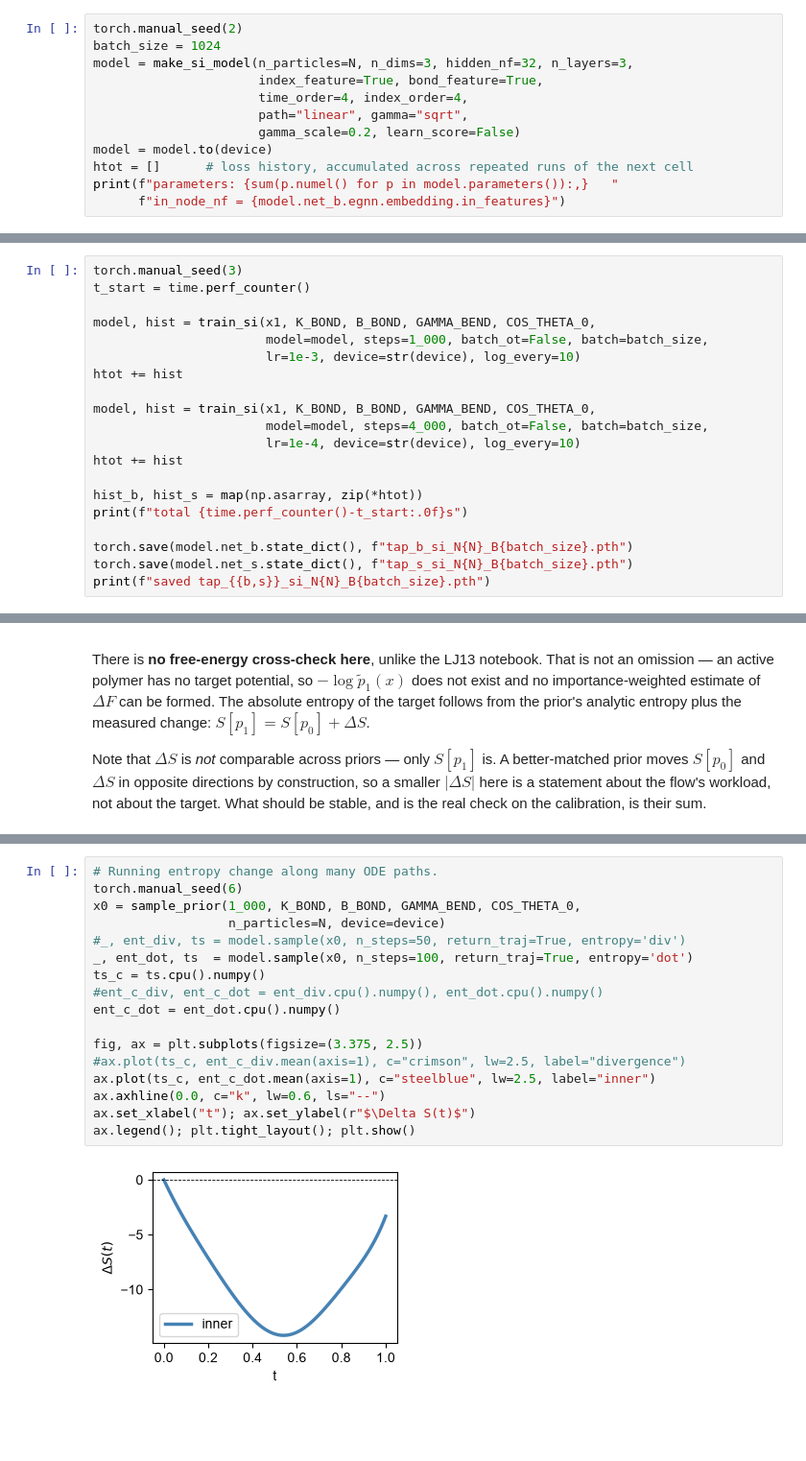
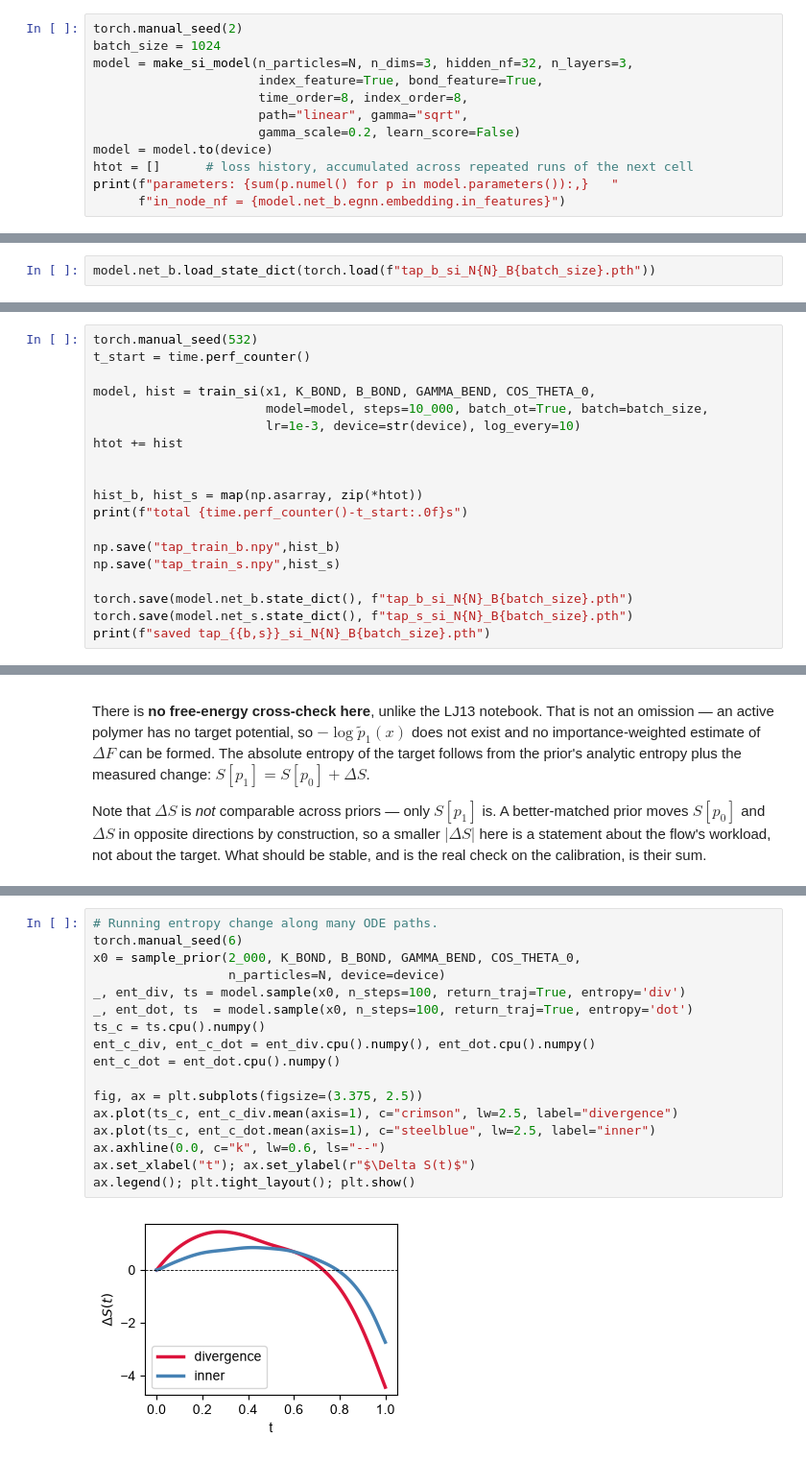
Before and after one commit to Rauscher-Group/eesi, a Jupyter notebook: experiments/TAP/TAP.ipynb, the cells around one changed output, grey strips where cells are left out. Shown: that part at 96% size. Drawn from its saved outputs; the diff is of its cells as text; blank space fills up the shorter version.

```diff
--- a/experiments/TAP/TAP.ipynb
+++ b/experiments/TAP/TAP.ipynb
@@ -304,7 +306,7 @@ torch.manual_seed(2)
 batch_size = 1024
 model = make_si_model(n_particles=N, n_dims=3, hidden_nf=32, n_layers=3,
                       index_feature=True, bond_feature=True,
-                      time_order=4, index_order=4,
+                      time_order=8, index_order=8,
                       path="linear", gamma="sqrt",
                       gamma_scale=0.2, learn_score=False)
 model = model.to(device)
@@ -313,0 +318,2 @@ print(f"parameters: {sum(p.numel() for p in model.parameters()):,}   "
+# %%
+model.net_b.load_state_dict(torch.load(f"tap_b_si_N{N}_B{batch_size}.pth"))
@@ -314,20 +322,19 @@ print(f"parameters: {sum(p.numel() for p in model.parameters()):,}   "
 # %%
-torch.manual_seed(3)
+torch.manual_seed(532)
 t_start = time.perf_counter()
 
 model, hist = train_si(x1, K_BOND, B_BOND, GAMMA_BEND, COS_THETA_0,
-                       model=model, steps=1_000, batch_ot=False, batch=batch_size,
+                       model=model, steps=10_000, batch_ot=True, batch=batch_size,
                        lr=1e-3, device=str(device), log_every=10)
 htot += hist
 
-model, hist = train_si(x1, K_BOND, B_BOND, GAMMA_BEND, COS_THETA_0,
-                       model=model, steps=4_000, batch_ot=False, batch=batch_size,
-                       lr=1e-4, device=str(device), log_every=10)
-htot += hist
 
 hist_b, hist_s = map(np.asarray, zip(*htot))
 print(f"total {time.perf_counter()-t_start:.0f}s")
 
+np.save("tap_train_b.npy",hist_b)
+np.save("tap_train_s.npy",hist_s)
+
 torch.save(model.net_b.state_dict(), f"tap_b_si_N{N}_B{batch_size}.pth")
 torch.save(model.net_s.state_dict(), f"tap_s_si_N{N}_B{batch_size}.pth")
 print(f"saved tap_{{b,s}}_si_N{N}_B{batch_size}.pth")
@@ -544,20 +559,20 @@ S[p1] = S[p0] + dS = +18.120 nats
 # %%
 # Running entropy change along many ODE paths.
 torch.manual_seed(6)
-x0 = sample_prior(1_000, K_BOND, B_BOND, GAMMA_BEND, COS_THETA_0,
+x0 = sample_prior(2_000, K_BOND, B_BOND, GAMMA_BEND, COS_THETA_0,
                   n_particles=N, device=device)
-#_, ent_div, ts = model.sample(x0, n_steps=50, return_traj=True, entropy='div')
+_, ent_div, ts = model.sample(x0, n_steps=100, return_traj=True, entropy='div')
 _, ent_dot, ts  = model.sample(x0, n_steps=100, return_traj=True, entropy='dot')
 ts_c = ts.cpu().numpy()
-#ent_c_div, ent_c_dot = ent_div.cpu().numpy(), ent_dot.cpu().numpy()
+ent_c_div, ent_c_dot = ent_div.cpu().numpy(), ent_dot.cpu().numpy()
 ent_c_dot = ent_dot.cpu().numpy()
 
 fig, ax = plt.subplots(figsize=(3.375, 2.5))
-#ax.plot(ts_c, ent_c_div.mean(axis=1), c="crimson", lw=2.5, label="divergence")
+ax.plot(ts_c, ent_c_div.mean(axis=1), c="crimson", lw=2.5, label="divergence")
 ax.plot(ts_c, ent_c_dot.mean(axis=1), c="steelblue", lw=2.5, label="inner")
 ax.axhline(0.0, c="k", lw=0.6, ls="--")
 ax.set_xlabel("t"); ax.set_ylabel(r"$\Delta S(t)$")
 ax.legend(); plt.tight_layout(); plt.show()
 # %% [output]
-[figure, old version]
+[figure, new version]
 # %%
```
Also changed, not shown: parts of 17 cells of this notebook, 6 other files.
